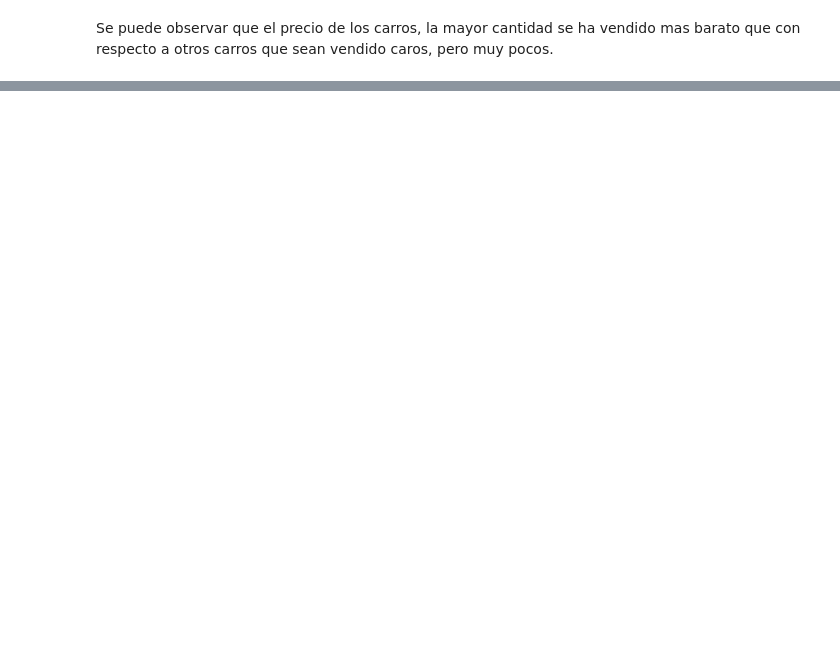
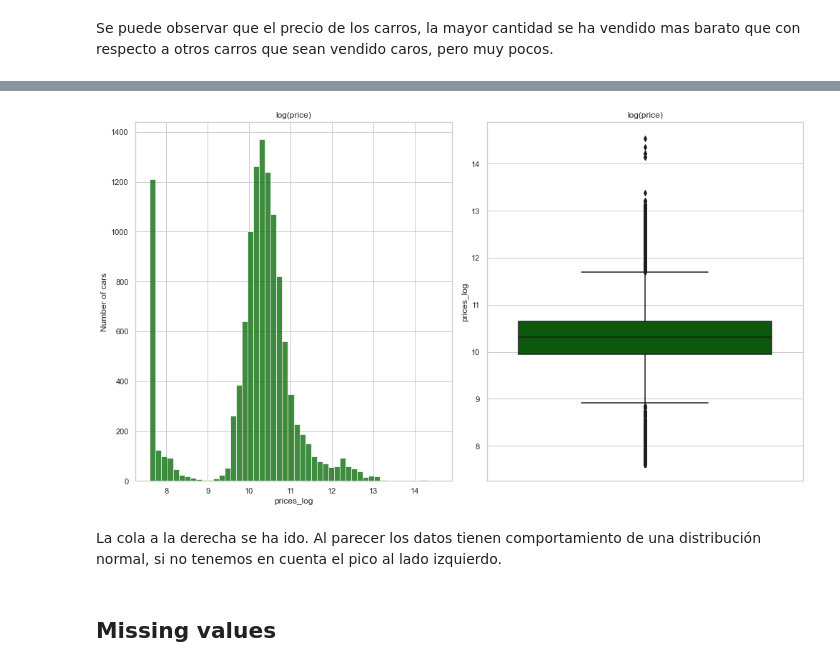
Before and after one commit to cdeoroaguado/machine_learning_class, a Jupyter notebook: regression_session_2/02-price-prediction-live.ipynb, the cells around one changed output, grey strips where cells are left out. Saved outputs shown, nothing was run; the diff lists cells and outputs as text; code cells hidden in the pictures; blank space fills up the shorter version.

```diff
--- a/regression_session_2/02-price-prediction-live.ipynb
+++ b/regression_session_2/02-price-prediction-live.ipynb
@@ -178,2 +193,18 @@ sns.histplot(df.msrp,bins=50)
 # %% [markdown]
 Se puede observar que el precio de los carros, la mayor cantidad se ha vendido mas barato que con respecto a otros carros que sean vendido caros, pero muy pocos.
+# %%
+# hagamos la grafica para el precio menor que 100000
+sns.set(style="whitegrid")
+
+plt.figure(figsize=(14,8))
+
+plt.subplot(121)
+sns.histplot(data = df[df['msrp'] < 100000], x = 'msrp',bins=50,color="darkgreen") # histogram
+plt.ylabel('Number of cars')
+plt.title('price less than 100000')
+
+plt.subplot(122)
+sns.boxplot(data = df[df['msrp'] < 100000], y='msrp',color="darkgreen" ) # boxplot
+plt.title('price less than 100000')
+
+plt.tight_layout()
@@ -179,0 +215,2 @@ Se puede observar que el precio de los carros, la mayor cantidad se ha vendido m
+# %%
+df['prices_log'] = np.log1p(df.msrp)
@@ -179,0 +226,22 @@ Se puede observar que el precio de los carros, la mayor cantidad se ha vendido m
+# %%
+# hagamos la grafica para el logaritmo del precio menor que 100000
+sns.set(style="whitegrid")
+
+plt.figure(figsize=(14,8))
+
+plt.subplot(121)
+sns.histplot(data = df, x = 'prices_log',bins=50,color="darkgreen") # histogram
+plt.ylabel('Number of cars')
+plt.title('log(price)')
+
+plt.subplot(122)
+sns.boxplot(data = df, y='prices_log',color="darkgreen" ) # boxplot
+plt.title('log(price)')
+
+plt.tight_layout()
+# %% [output]
+[figure, added]
+# %% [markdown]
+La cola a la derecha se ha ido. Al parecer los datos tienen comportamiento de una distribución normal, si no tenemos en cuenta el pico al lado izquierdo.
+# %% [markdown]
+## Missing values
```
Also changed, not shown: parts of 14 cells of this notebook.
